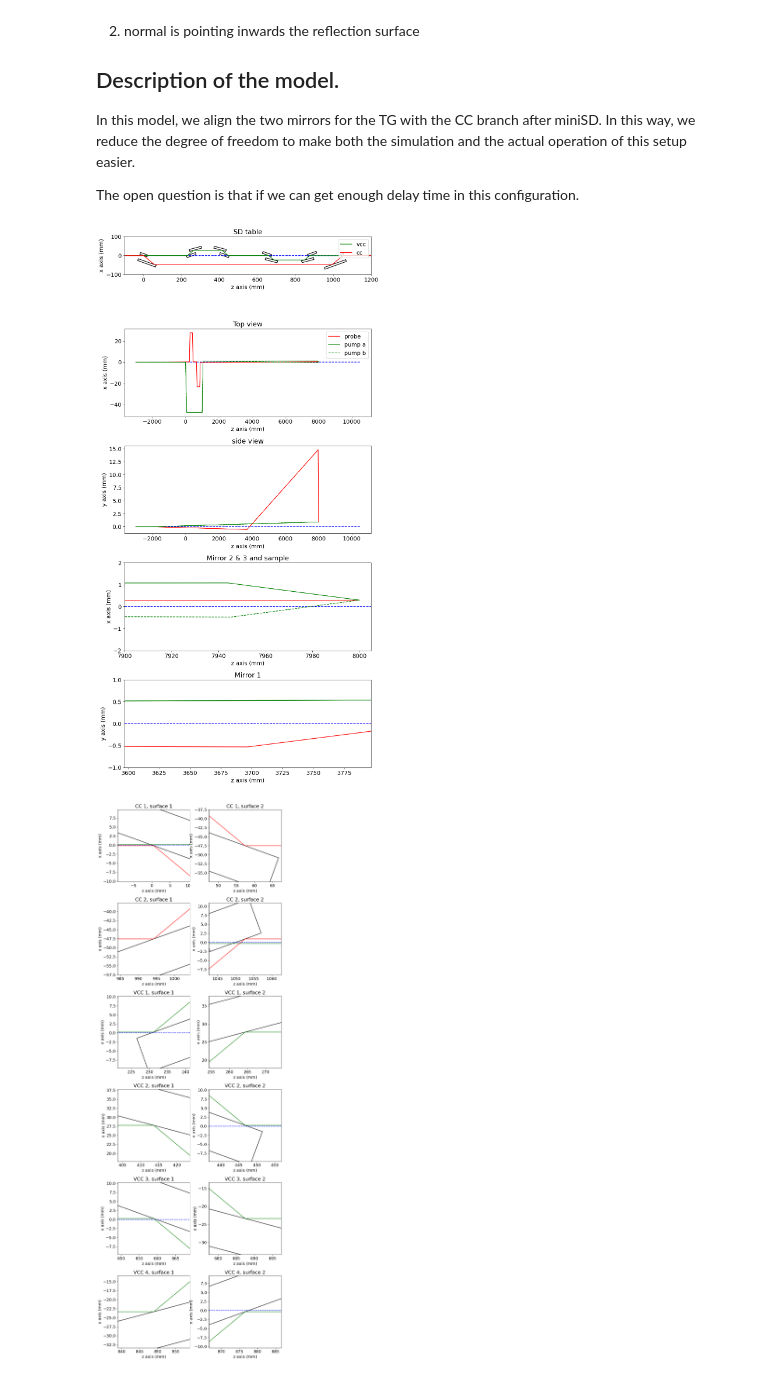
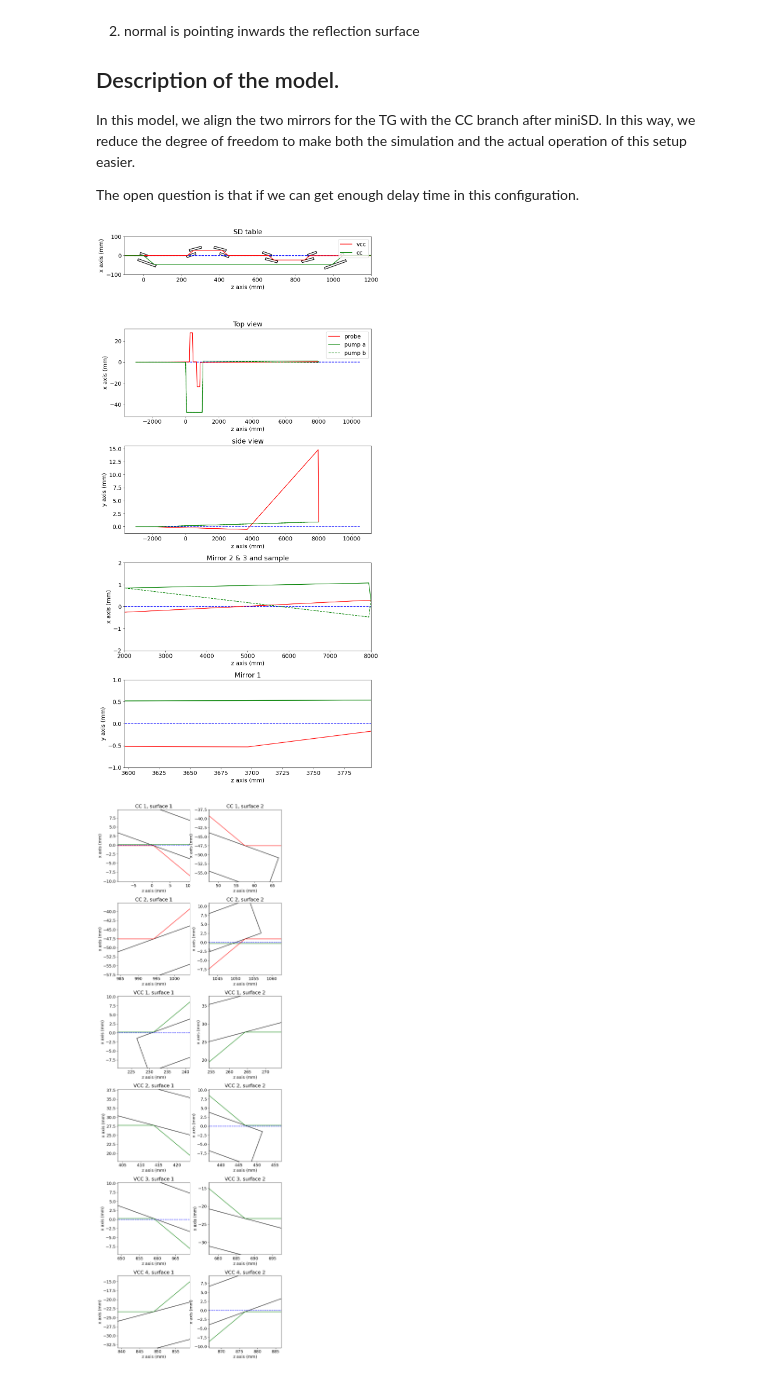
Before and after one commit to haoyuanli93/XRaySimulation, a Jupyter notebook: Example/TG_L10237/get_trjectory_model_old_grating.ipynb, the cells around one changed output. Cells and saved outputs as stored; diff of their text form; code cells hidden in the pictures.

```diff
--- a/Example/TG_L10237/get_trjectory_model_old_grating.ipynb
+++ b/Example/TG_L10237/get_trjectory_model_old_grating.ipynb
@@ -548,10 +548,10 @@ axes[0].plot(np.arange(-50, 1100), np.zeros(1150), c='b', linestyle='--')
 
 # Plot the miniSD trajectory
 axes[0].plot(expSimu['vcc']['trajectory'][:, 2] / 1000,
-             expSimu['vcc']['trajectory'][:, 1] / 1000, 'g', label='vcc')
+             expSimu['vcc']['trajectory'][:, 1] / 1000, 'r', label='vcc')
 
 axes[0].plot(expSimu['cc']['trajectory'][:, 2] / 1000,
-             expSimu['cc']['trajectory'][:, 1] / 1000, 'r', label='cc')
+             expSimu['cc']['trajectory'][:, 1] / 1000, 'g', label='cc')
 
 axes[0].set_aspect("equal")
 axes[0].set_ylim([-100, 100])
@@ -621,37 +621,38 @@ axes[3].plot(expSimu['TG pump b']['trajectory'][:, 2] / 1000,
 axes[3].set_xlabel("z axis (mm)")
 axes[3].set_ylabel("x axis (mm)")
 axes[3].set_xlim([8e3 - 100, 8e3 + 5])
+axes[3].set_xlim([2000, 8e3 + 5])
 axes[3].set_ylim([-2, 2])
 
 axes[3].set_title('Mirror 2 & 3 and sample')
 
 # --------------------------------------------------------------------------
 # Zoom in to the sample region
 
 # Plot a horizontal reference line
 axes[4].plot(np.arange(-50 - 100, 700) * 15, np.zeros(850) * 10, c='b', linestyle='--')
 
 # Plot the miniSD trajectory
 axes[4].plot(expSimu['TG probe']['trajectory'][:, 2] / 1000,
              expSimu['TG probe']['trajectory'][:, 0] / 1000, 'r')
 
 axes[4].plot(expSimu['TG pump a']['trajectory'][:, 2] / 1000,
              expSimu['TG pump a']['trajectory'][:, 0] / 1000, 'g')
 
 axes[4].plot(expSimu['TG pump b']['trajectory'][:, 2] / 1000,
              expSimu['TG pump b']['trajectory'][:, 0] / 1000, 'g')
 
 axes[4].set_xlabel("z axis (mm)")
 axes[4].set_ylabel("y axis (mm)")
 axes[4].set_title('Mirror 1')
 axes[4].set_ylim([-1, 1])
 axes[4].set_xlim([expSimu['TG probe']['trajectory'][-3][2] / 1000 - 100,
                   expSimu['TG probe']['trajectory'][-3][2] / 1000 + 100])
 
 plt.tight_layout()
 plt.show()
 # %% [output]
-[figure, old version]
+[figure, new version]
 # %%
 #############################################
 #  The intersection point on the lower branch
```
Also changed, not shown: parts of 10 cells of this notebook, 1 other file.
